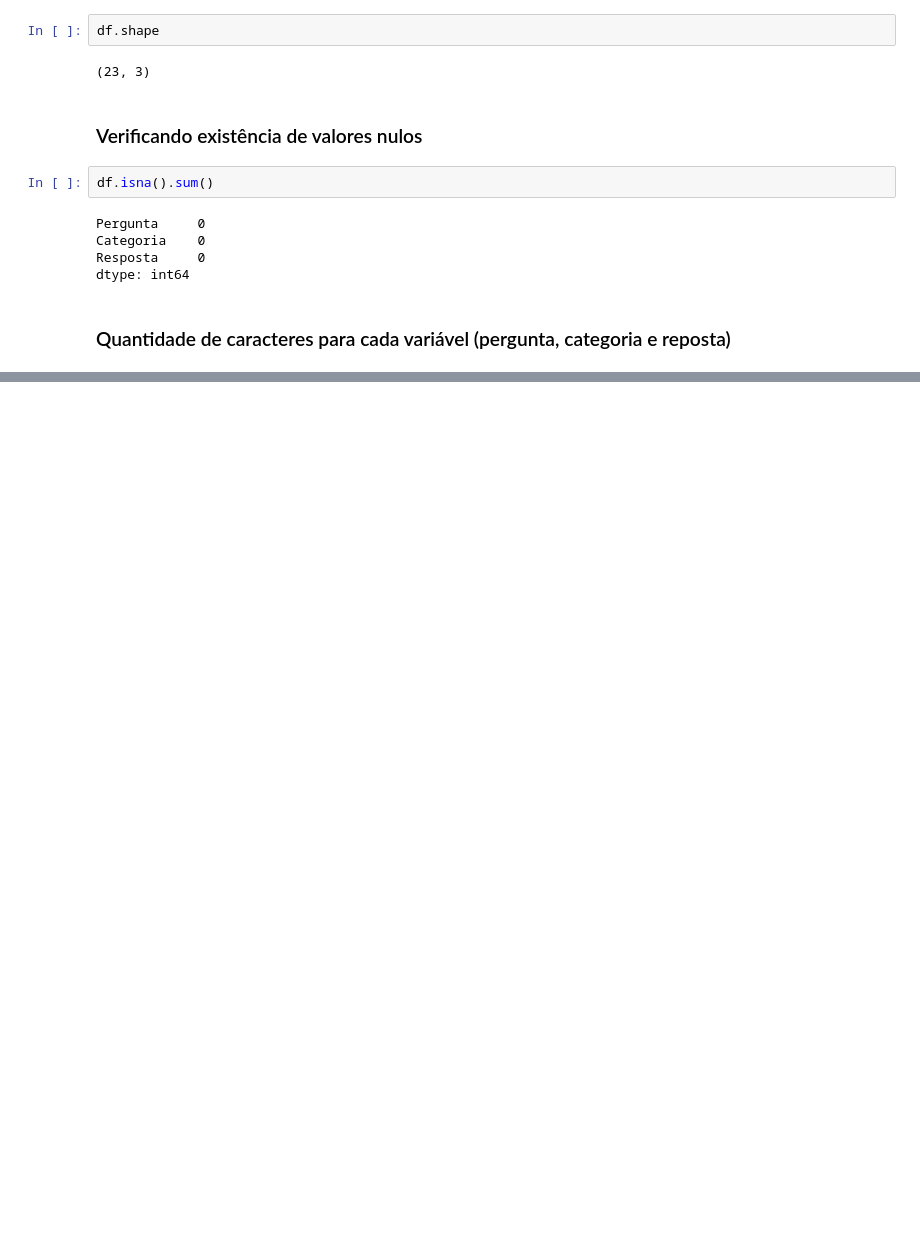
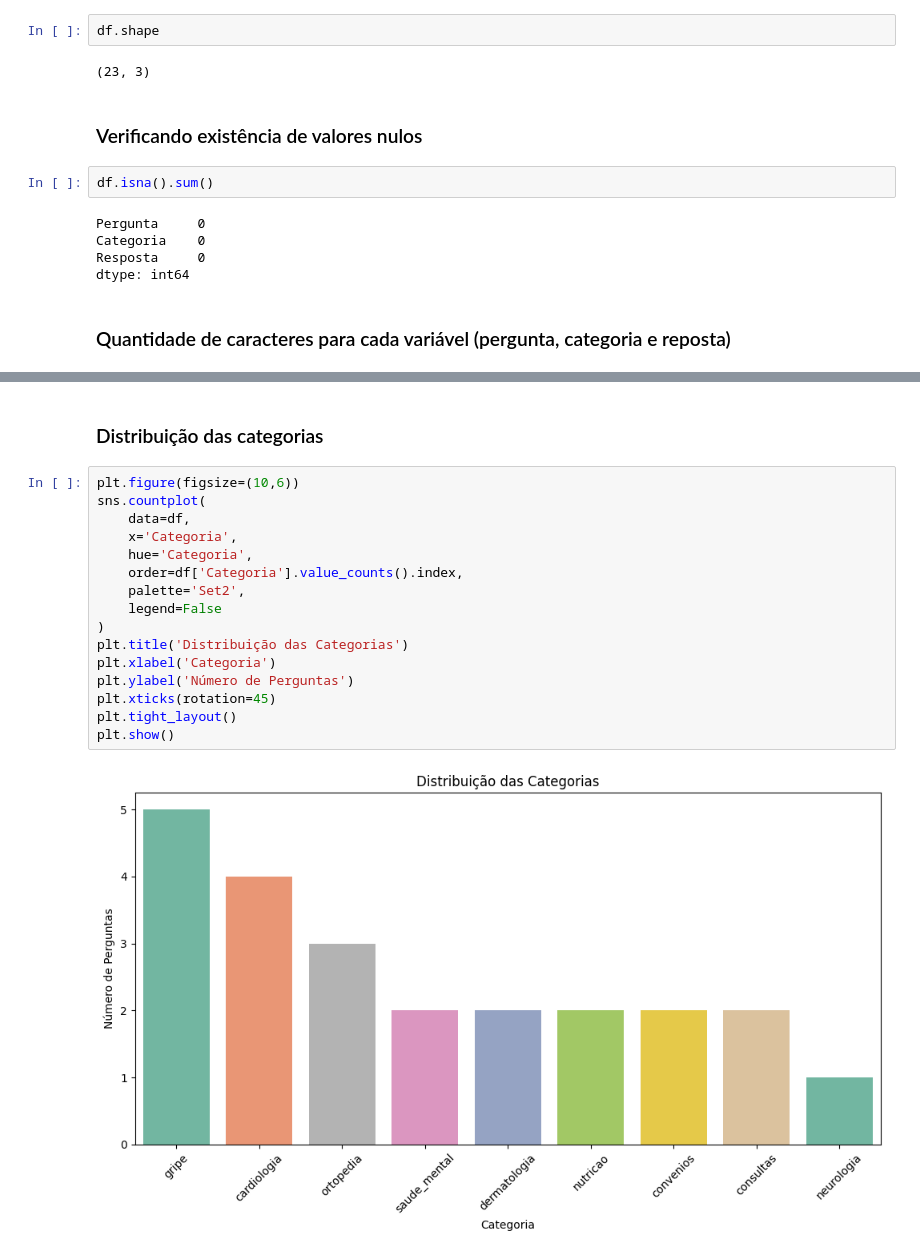
Before and after one commit to jonnathann/portifolio_ra, a Jupyter notebook: notebooks/build_chatbot_traditional_technics.ipynb, the cells around one changed output, grey strips where cells are left out. Drawn from its saved outputs; the diff is of its cells as text; blank space fills up the shorter version.

```diff
--- a/notebooks/build_chatbot_traditional_technics.ipynb
+++ b/notebooks/build_chatbot_traditional_technics.ipynb
@@ -102,3 +169,23 @@ df
 | 20 | Não, mas estou com tosse também. | gripe | A tosse junto com febre é uma car... | 32 | 5 | 132 |
 | 21 | Como saber se a dor nas costas é ... | ortopedia | A dor nas costas pode ser grave s... | 39 | 9 | 179 |
 | 22 | Estou com muita dor de cabeça, o ... | neurologia | Se a dor de cabeça for muito fort... | 49 | 10 | 193 |
+# %% [markdown]
+### Distribuição das categorias
+# %%
+plt.figure(figsize=(10,6))
+sns.countplot(
+    data=df,
+    x='Categoria',
+    hue='Categoria',
+    order=df['Categoria'].value_counts().index,
+    palette='Set2',
+    legend=False
+)
+plt.title('Distribuição das Categorias')
+plt.xlabel('Categoria')
+plt.ylabel('Número de Perguntas')
+plt.xticks(rotation=45)
+plt.tight_layout()
+plt.show()
+# %% [output]
+[figure, added]
```
Also changed, not shown: parts of 3 cells of this notebook, 1 other file.
